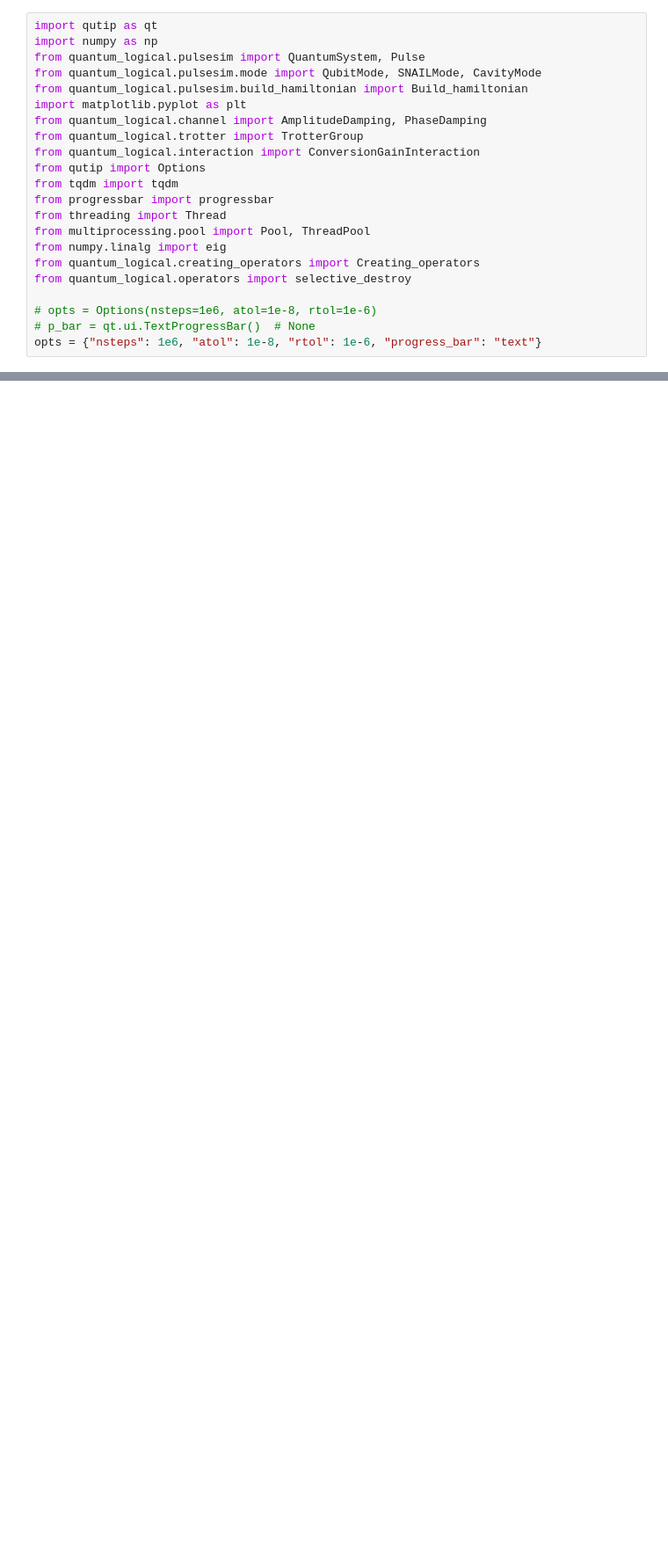
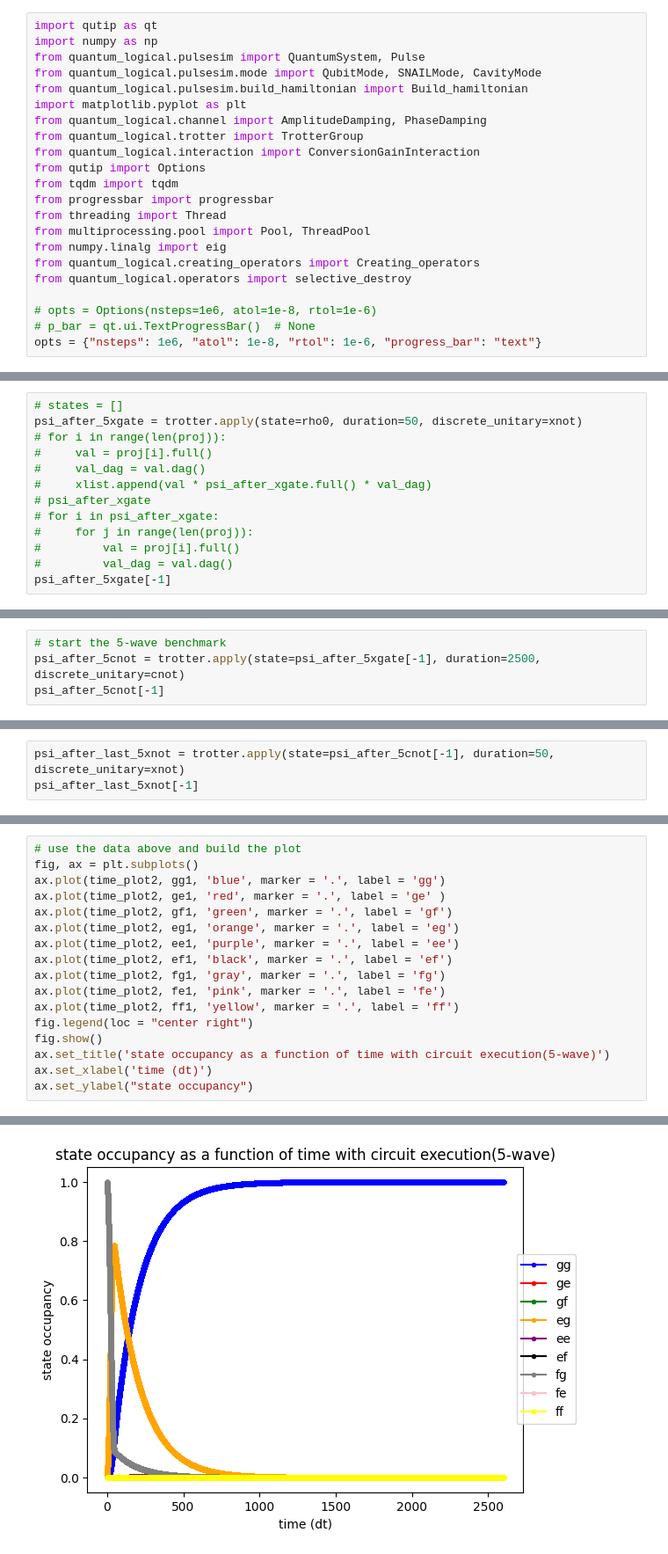
Before and after one commit to Pitt-JonesLab/quantum_logical, a Jupyter notebook: src/notebooks/error_correction/11_trotterization.ipynb, the cells around one changed output, grey strips where cells are left out. Shown at 88% size. Drawn from its saved outputs; the diff is of its cells as text; blank space fills up the shorter version.

```diff
--- a/src/notebooks/error_correction/11_trotterization.ipynb
+++ b/src/notebooks/error_correction/11_trotterization.ipynb
@@ -37,0 +208,13 @@ TypeError: must be real number, not Qobj
+# %%
+# states = []
+psi_after_5xgate = trotter.apply(state=rho0, duration=50, discrete_unitary=xnot)
+# for i in range(len(proj)):
+#     val = proj[i].full()
+#     val_dag = val.dag()
+#     xlist.append(val * psi_after_xgate.full() * val_dag)
+# psi_after_xgate
+# for i in psi_after_xgate:
+#     for j in range(len(proj)):
+#         val = proj[i].full()
+#         val_dag = val.dag()
+psi_after_5xgate[-1]
@@ -37,0 +223,4 @@ TypeError: must be real number, not Qobj
+# %%
+# start the 5-wave benchmark
+psi_after_5cnot = trotter.apply(state=psi_after_5xgate[-1], duration=2500, discrete_unitary=cnot)
+psi_after_5cnot[-1]
@@ -37,0 +229,3 @@ TypeError: must be real number, not Qobj
+# %%
+psi_after_last_5xnot = trotter.apply(state=psi_after_5cnot[-1], duration=50, discrete_unitary=xnot)
+psi_after_last_5xnot[-1]
@@ -37,0 +269,18 @@ TypeError: must be real number, not Qobj
+# %%
+# use the data above and build the plot
+fig, ax = plt.subplots()
+ax.plot(time_plot2, gg1, 'blue', marker = '.', label = 'gg')
+ax.plot(time_plot2, ge1, 'red', marker = '.', label = 'ge' )
+ax.plot(time_plot2, gf1, 'green', marker = '.', label = 'gf')
+ax.plot(time_plot2, eg1, 'orange', marker = '.', label = 'eg')
+ax.plot(time_plot2, ee1, 'purple', marker = '.', label = 'ee')
+ax.plot(time_plot2, ef1, 'black', marker = '.', label = 'ef')
+ax.plot(time_plot2, fg1, 'gray', marker = '.', label = 'fg')
+ax.plot(time_plot2, fe1, 'pink', marker = '.', label = 'fe')
+ax.plot(time_plot2, ff1, 'yellow', marker = '.', label = 'ff')
+fig.legend(loc = "center right")
+fig.show()
+ax.set_title('state occupancy as a function of time with circuit execution(5-wave)')
+ax.set_xlabel('time (dt)')
+ax.set_ylabel("state occupancy")
+# %% [output]
@@ -37,0 +288 @@ TypeError: must be real number, not Qobj
+[figure, added]
```
Also changed, not shown: parts of 18 cells of this notebook, 11 other files.
